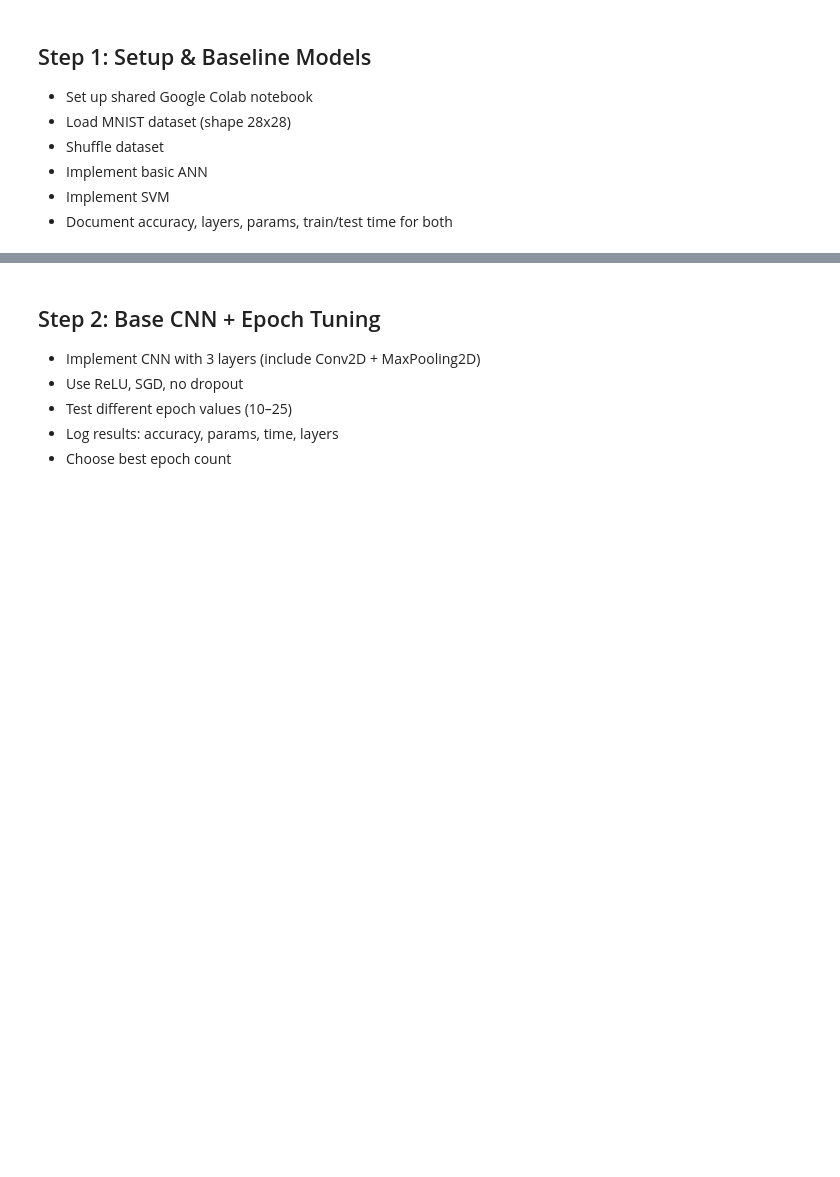
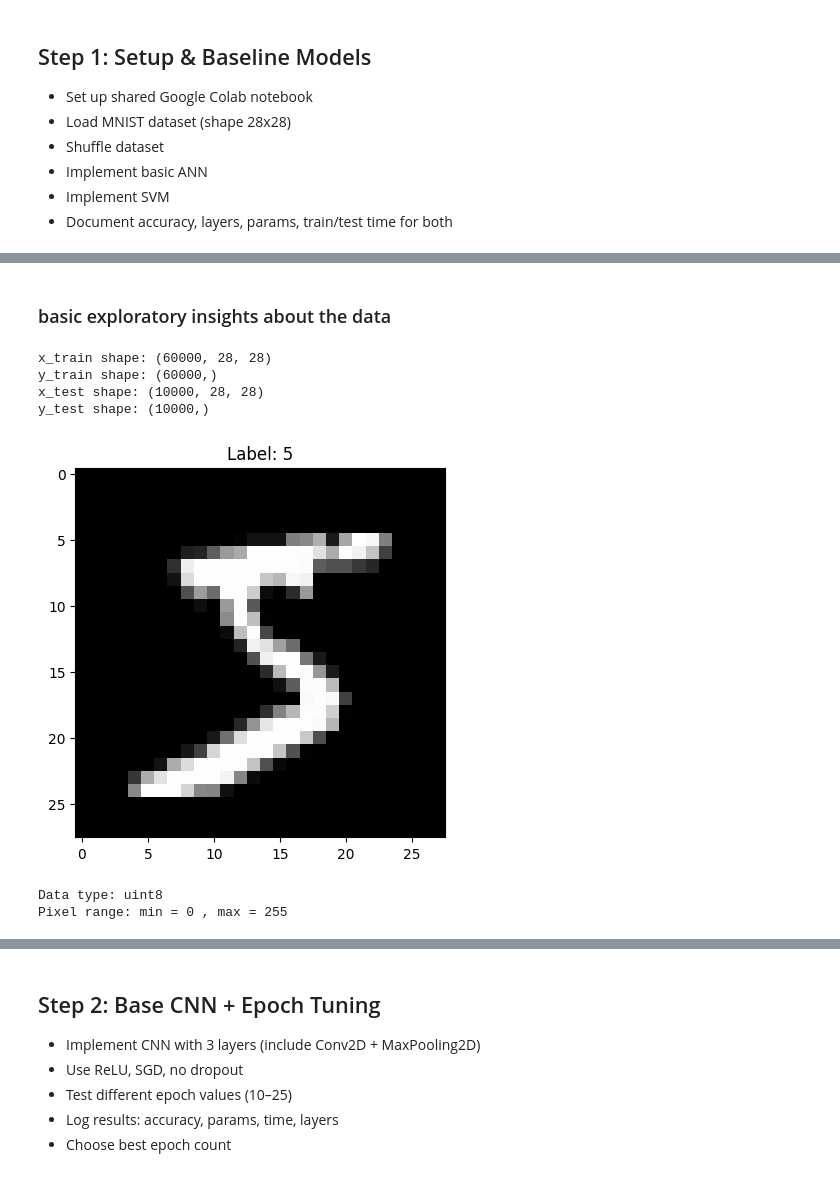
Before and after one commit to marwantosolve/Deep-Learning-Hyperparameter-Exploration-MNIST, a Jupyter notebook: Deep-Learning-Hyperparameter-Exploration-MNIST-Project.ipynb, the cells around one changed output, grey strips where cells are left out. Drawn from its saved outputs; the diff is of its cells as text; code cells hidden in the pictures; blank space fills up the shorter version.

Commit message:
Add some visualization & insights about the data

```diff
--- a/Deep-Learning-Hyperparameter-Exploration-MNIST-Project.ipynb
+++ b/Deep-Learning-Hyperparameter-Exploration-MNIST-Project.ipynb
@@ -27,0 +37,24 @@ from tensorflow.keras.optimizers import Adam, RMSprop
+# %% [markdown]
+### basic exploratory insights about the data
+# %%
+print("x_train shape:", x_train.shape)
+print("y_train shape:", y_train.shape)
+print("x_test shape:", x_test.shape)
+print("y_test shape:", y_test.shape)
+# %% [output]
+x_train shape: (60000, 28, 28)
+y_train shape: (60000,)
+x_test shape: (10000, 28, 28)
+y_test shape: (10000,)
+# %%
+plt.imshow(x_train[0], cmap='gray')
+plt.title(f"Label: {y_train[0]}")
+plt.show()
+# %% [output]
+[figure, added]
+# %%
+print("Data type:", x_train.dtype)
+print("Pixel range: min =", x_train.min(), ", max =", x_train.max())
+# %% [output]
+Data type: uint8
+Pixel range: min = 0 , max = 255
```
Also changed, not shown: parts of 29 cells of this notebook.
